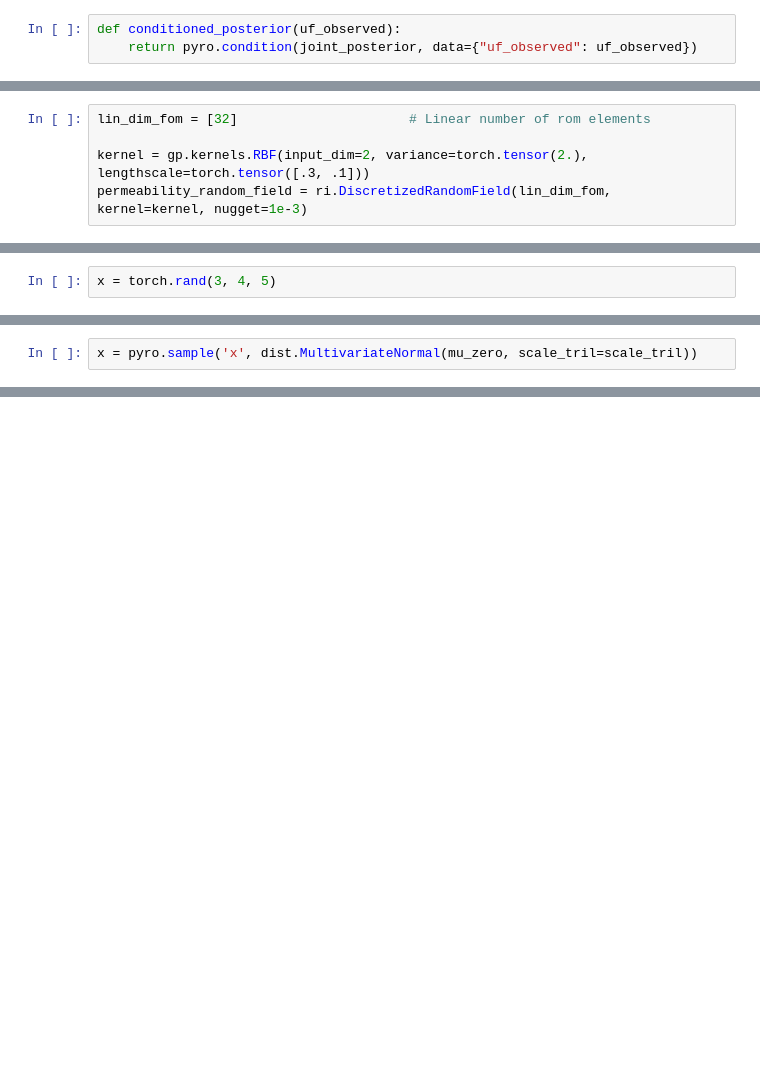
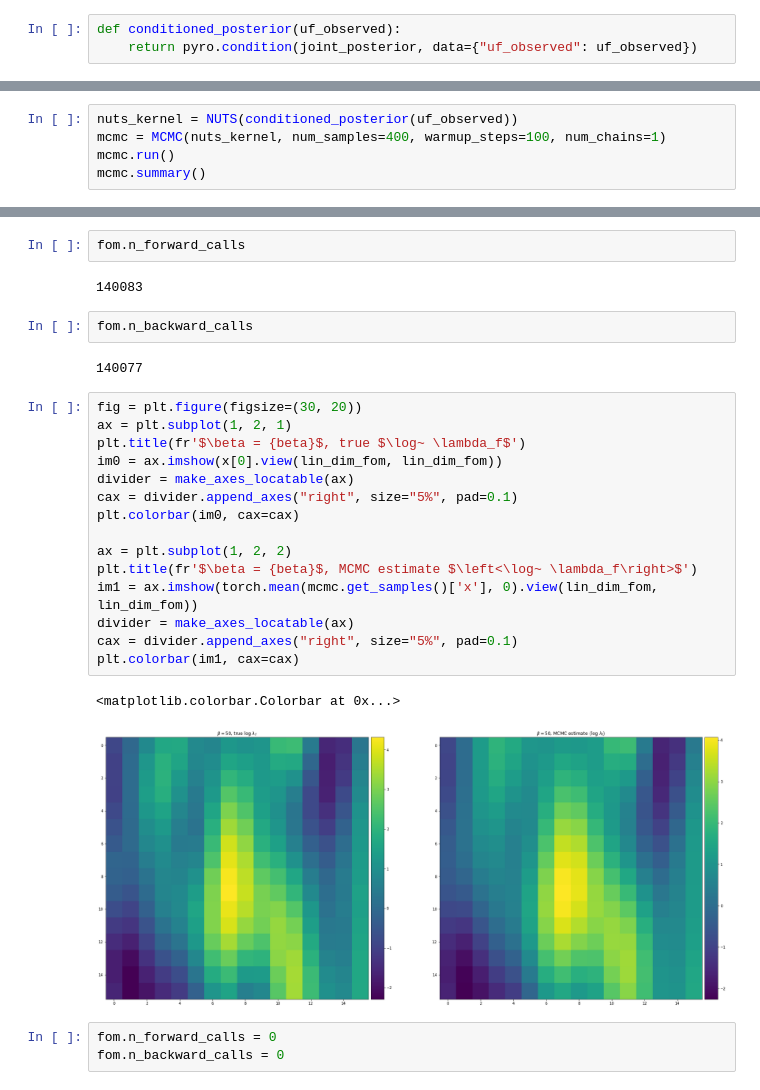
Before and after one commit to congriUQ/rom_inverse_python, a Jupyter notebook: rom_inverse_playground.ipynb, the cells around one changed output, grey strips where cells are left out. Drawn from its saved outputs; the diff is of its cells as text; blank space fills up the shorter version.

```diff
--- a/rom_inverse_playground.ipynb
+++ b/rom_inverse_playground.ipynb
@@ -169,5 +106,0 @@ plt.colorbar(im1)
-# %%
-lin_dim_fom = [32]                      # Linear number of rom elements
-
-kernel = gp.kernels.RBF(input_dim=2, variance=torch.tensor(2.), lengthscale=torch.tensor([.3, .1]))
-permeability_random_field = ri.DiscretizedRandomField(lin_dim_fom, kernel=kernel, nugget=1e-3)
@@ -214,2 +106,0 @@ d = {'theta_c': None}
-# %%
-x = torch.rand(3, 4, 5)
@@ -226,2 +106,0 @@ z = x @ y
-# %%
-x = pyro.sample('x', dist.MultivariateNormal(mu_zero, scale_tril=scale_tril))
@@ -236,0 +107,5 @@ nuts_kernel.sample(None)
+# %%
+nuts_kernel = NUTS(conditioned_posterior(uf_observed))
+mcmc = MCMC(nuts_kernel, num_samples=400, warmup_steps=100, num_chains=1)
+mcmc.run()
+mcmc.summary()
@@ -236,0 +130,29 @@ nuts_kernel.sample(None)
+# %%
+fom.n_forward_calls
+# %% [output]
+140083
+# %%
+fom.n_backward_calls
+# %% [output]
+140077
+# %%
+fig = plt.figure(figsize=(30, 20))
+ax = plt.subplot(1, 2, 1)
+plt.title(fr'$\beta = {beta}$, true $\log~ \lambda_f$')
+im0 = ax.imshow(x[0].view(lin_dim_fom, lin_dim_fom))
+divider = make_axes_locatable(ax)
+cax = divider.append_axes("right", size="5%", pad=0.1)
+plt.colorbar(im0, cax=cax)
+
+ax = plt.subplot(1, 2, 2)
+plt.title(fr'$\beta = {beta}$, MCMC estimate $\left<\log~ \lambda_f\right>$')
+im1 = ax.imshow(torch.mean(mcmc.get_samples()['x'], 0).view(lin_dim_fom, lin_dim_fom))
+divider = make_axes_locatable(ax)
+cax = divider.append_axes("right", size="5%", pad=0.1)
+plt.colorbar(im1, cax=cax)
+# %% [output]
+<matplotlib.colorbar.Colorbar at 0x...>
+[figure, added]
+# %%
+fom.n_forward_calls = 0
+fom.n_backward_calls = 0
```
Also changed, not shown: parts of 51 cells of this notebook, 2 other files.
